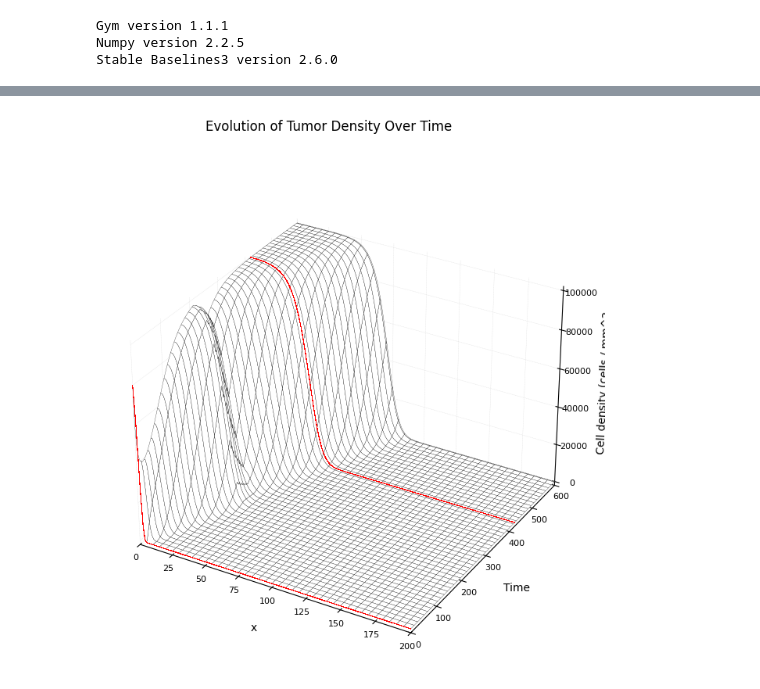
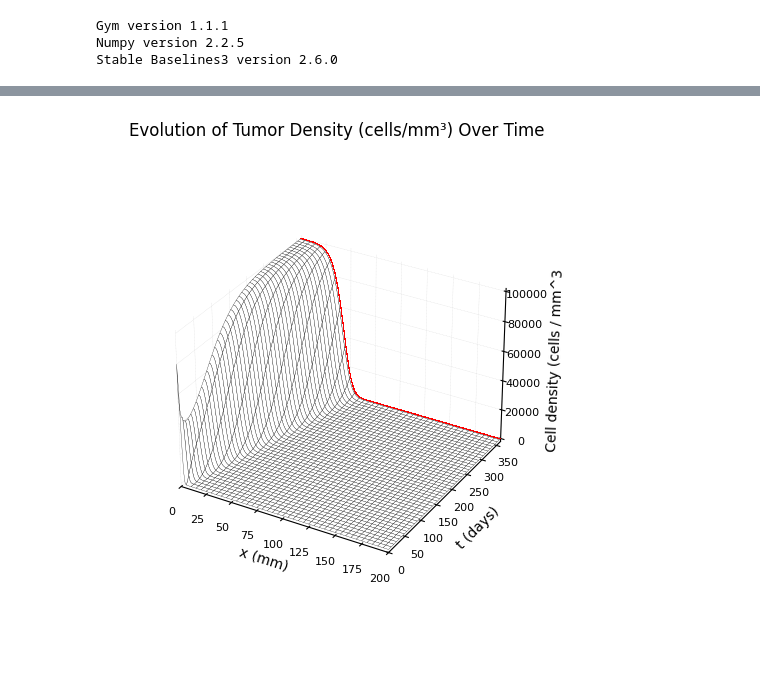
Before and after one commit to lukebhan/PDEControlGym, a Jupyter notebook: examples/BrainTumor1D/BrainTumor1DExample.ipynb, the cells around one changed output, grey strips where cells are left out. Saved outputs shown, nothing was run; the diff lists cells and outputs as text; code cells hidden in the pictures; blank space fills up the shorter version.

Commit message:
Open Loop Before Reward/Action

```diff
--- a/examples/BrainTumor1D/BrainTumor1DExample.ipynb
+++ b/examples/BrainTumor1D/BrainTumor1DExample.ipynb
@@ -33,7 +33,7 @@ from pde_control_gym.src import BrainTumorReward
 radiation_schedule = {
   'total_therapy_days': 34,
   't2_therapy_days': 28,
-  'dose_gy': 1.8,
+  'dose_gy': 20.0,
   'days_on_off': [True, True, True, True, True, False, False]
 }
 
@@ -106,50 +107,58 @@ self.cDeathDay 422
 # %%
-def plot3D(data, env):
-    fig = plt.figure(figsize=(16, 8))
-    fig.suptitle(f"Evolution of Tumor Density Over Time", fontsize=12)
+def plot3D(env):
+    fig = plt.figure(figsize=(18, 6))
     ax = fig.add_subplot(projection='3d')
 
-    spatial = np.linspace(0, X, int(round(X/dx)+1))
-    # adjust temporal to fit number of simulation days
-    temporal = np.linspace(0, T, int(round(T/dt)+1))
-    # cut data if needed to fit temporal domain length
-    dataCut = data
+    X = env.unwrapped.X
+    nx = env.unwrapped.nx
+    u = env.unwrapped.u
+    simulation_days = env.unwrapped.simulationDays #temporal bound
+
+    spatial = np.linspace(0, X, nx)
+    temporal = np.linspace(0, simulation_days, simulation_days+1)
+    data = u[:simulation_days+1, :]
+    # print(spatial.shape)
+    # print(temporal.shape)
+    # print(data.shape)
 
     meshx, mesht = np.meshgrid(spatial, temporal)
 
     for axis in [ax.xaxis, ax.yaxis, ax.zaxis]:
       axis._axinfo['axisline']['linewidth'] = 1
       axis._axinfo['axisline']['color'] = "b"
       axis._axinfo['grid']['linewidth'] = 0.2
       axis._axinfo['grid']['linestyle'] = "--"
       axis._axinfo['grid']['color'] = "#d1d1d1"
       axis.set_pane_color((1,1,1))
 
-    ax.set_xlabel("x", labelpad=5)
-    ax.set_ylabel("Time", labelpad=5)
-    ax.set_zlabel("Cell density (cells / mm^3", labelpad=5)
-    ax.tick_params(axis='x', which='major', labelsize=8, pad=-2)
-    ax.tick_params(axis='y', which='major', labelsize=8, pad=-2)
-    ax.tick_params(axis='z', which='major', labelsize=8, pad=2)
+    ax.set_title("Evolution of Tumor Density (cells/mm³) Over Time", pad=20)
+    ax.set_xlabel("x (mm)", labelpad=5)
+    ax.set_ylabel("t (days)", labelpad=5)
+    ax.set_zlabel("Cell density (cells / mm^3", labelpad=8)
+    ax.set_box_aspect(None, zoom=0.80)
+
+    ax.tick_params(axis='x', which='major', labelsize=8, pad=5)
+    ax.tick_params(axis='y', which='major', labelsize=8, pad=2)
+    ax.tick_params(axis='z', which='major', labelsize=8, pad=3)
     ax.set_xlim(0, X)
-    ax.set_ylim(0, T)
+    ax.set_ylim(0, simulation_days+1)
 
     ax.view_init(elev=30, azim=-60)
 
     # plot surface
-    surf = ax.plot_surface(meshx, mesht, dataCut, edgecolor="black", lw=0.2, alpha=1, color="white", shade=False, rasterized=True, antialiased=True)
+    surf = ax.plot_surface(meshx, mesht, data, edgecolor="black", lw=0.2, alpha=1, color="white", shade=False, rasterized=True, antialiased=True)
 
     # plot initial condition
-    t0 = np.zeros_like(spatial)
-    vals = dataCut[0]
-    ax.plot(spatial, t0, vals, color="red", lw=0.1, antialiased=False, rasterized=False, zorder=10)
+    # t0 = np.zeros_like(spatial)
+    # vals = data[0]
+    # ax.plot(spatial, t0, vals, color="red", lw=0.1, antialiased=False, rasterized=False, zorder=10)
 
     # plot death day
     if (env.unwrapped.cDeathDay is not None):
       t_death = np.full_like(spatial, env.unwrapped.cDeathDay)
-      vals = dataCut[env.unwrapped.cDeathDay]
+      vals = data[env.unwrapped.cDeathDay]
       ax.plot(spatial, t_death, vals, color="red", lw=0.1, antialiased=False, rasterized=False, zorder=10)
 
-plot3D(uOpenLoop, envOpenLoop)
+plot3D(envOpenLoop)
 # %% [output]
-[figure, old version]
+[figure, new version]
```
Also changed, not shown: parts of 2 cells of this notebook, 2 other files.
